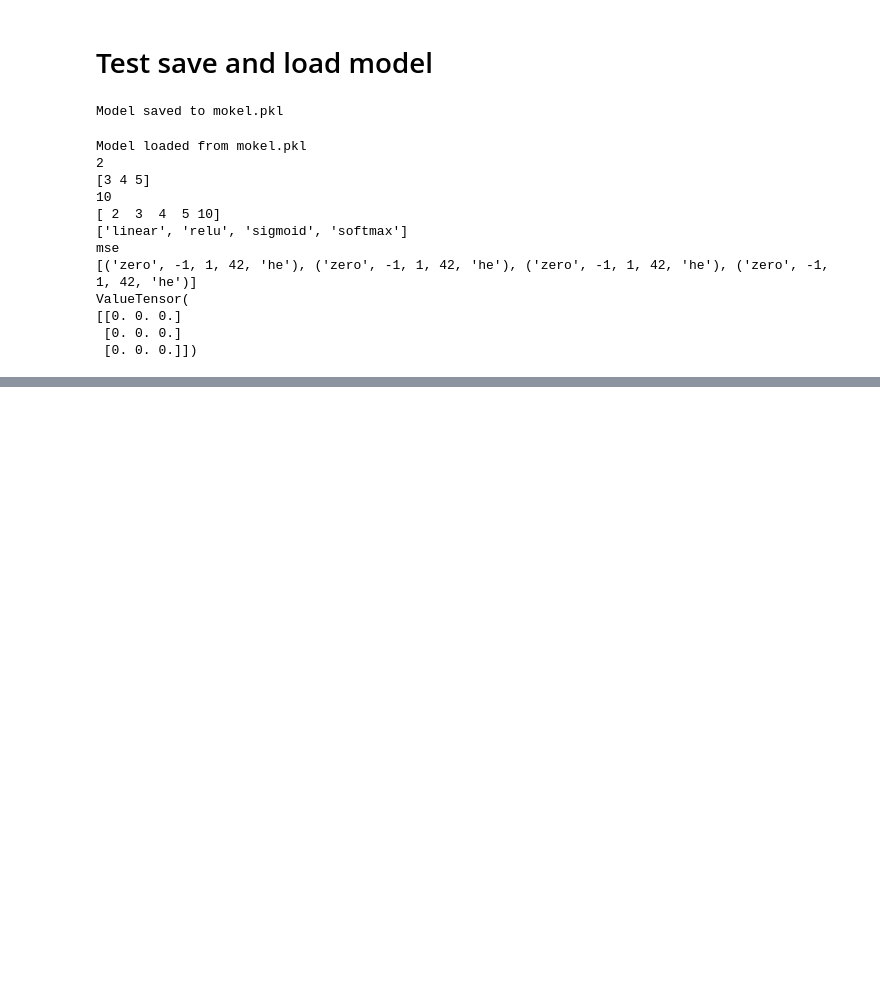
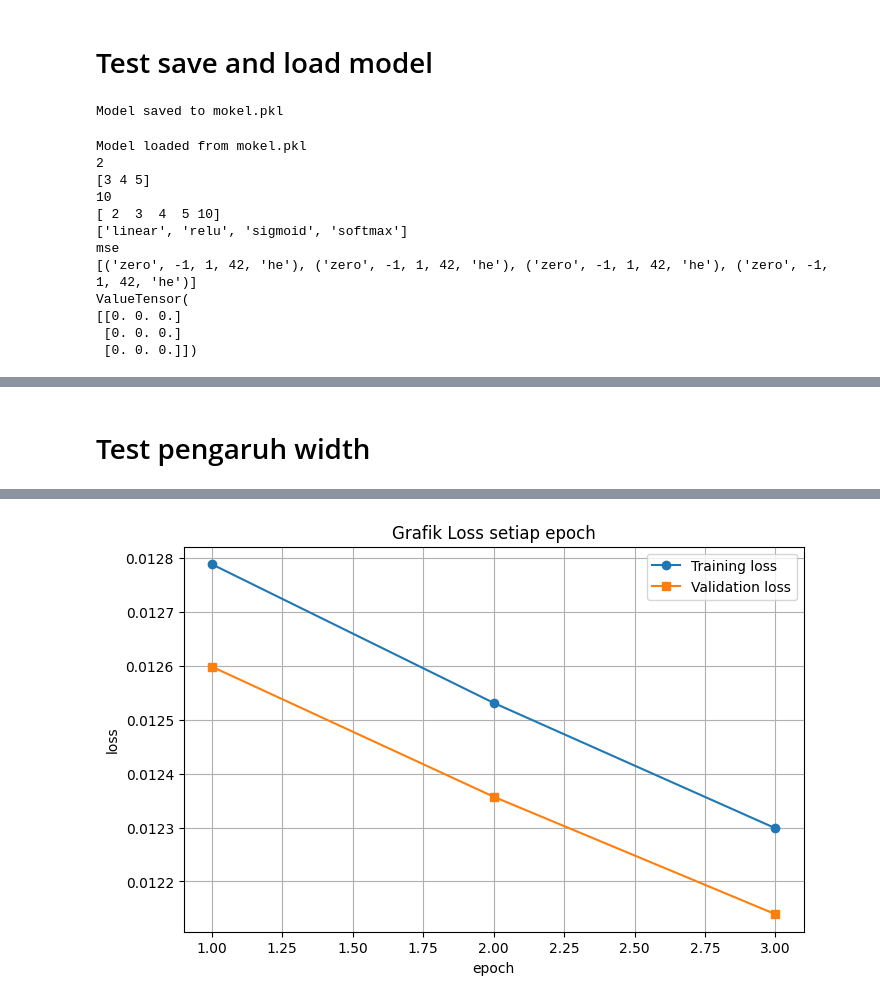
Before and after one commit to Devinzenzhang/Tubes_ML_1, a Jupyter notebook: src/test.ipynb, the cells around one changed output, grey strips where cells are left out. Drawn from its saved outputs; the diff is of its cells as text; code cells hidden in the pictures; blank space fills up the shorter version.

```diff
--- a/src/test.ipynb
+++ b/src/test.ipynb
@@ -62,0 +112,8 @@ ValueTensor(
+# %% [markdown]
+# Test pengaruh width
+# %%
+# 3 neuron per layer
+Width1 = FFNN(784, [3, 3, 3, 3], 10, ["sigmoid", "sigmoid", "sigmoid", "sigmoid", "softmax"], "mse", [("uniform", -1, 1, 42, "random") for _ in range (5)])
+train_loss, val_loss = Width1.train_model(2, 0.1, 3, X_train, Y_train, X_val, Y_val, 1)
+plot_loss(train_loss, val_loss)
+# %% [output]
@@ -62,0 +123 @@ ValueTensor(
+[figure, added]
```
Also changed, not shown: parts of 10 cells of this notebook, 5 other files.
